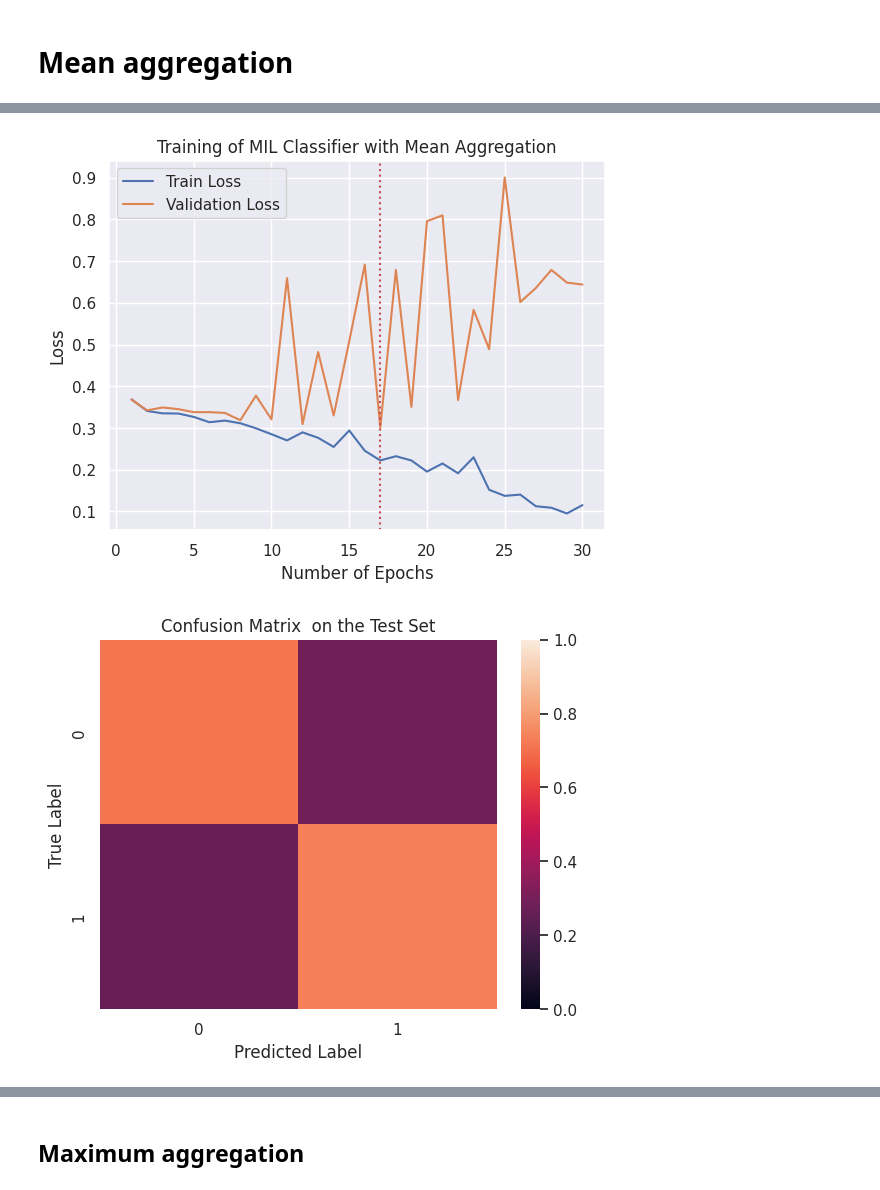
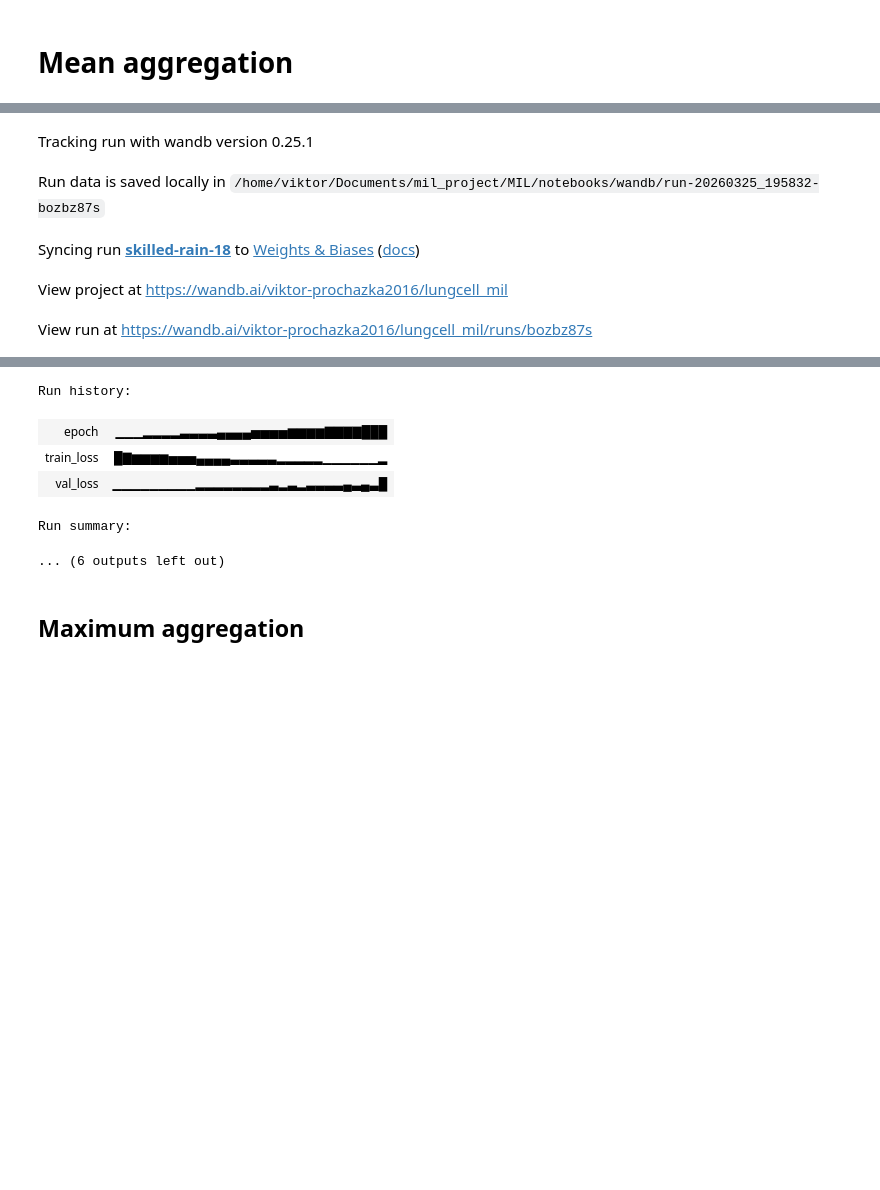
Before and after one commit to ProViktor/lungcell_mil, a Jupyter notebook: notebooks/torch_playground.ipynb, the cells around one changed output, grey strips where cells are left out. Cells and saved outputs as stored; diff of their text form; code cells hidden in the pictures; blank space fills up the shorter version.

Commit message:
Add wandb logging

```diff
--- a/notebooks/torch_playground.ipynb
+++ b/notebooks/torch_playground.ipynb
@@ -18,7 +19,7 @@ import seaborn as sns
 sns.set_theme()
 # %%
 # Set to True if you want to use original sparse matrix data, False if you want low dimensional embeddings
-use_sparse_data = True
+use_sparse_data = False
 
 
 if use_sparse_data:
@@ -64,10 +65,12 @@ def run_evaluation(encoder: nn.Module, aggregator: nn.Module, lr: float, decay:
         ax=ax,
         plot_title=plot_title,
         sparse=use_sparse_data,
+        save_weights=True,
     )
 
     path = path_prefix + f"{best_epoch}.torch"
     model = torch.load(path, weights_only=False)
+    print(model.get_details())
     evaluate_accuracy(model=model, dataset=test_set, bag_key = BAG_KEY, mode = 'Test')
 # %% [markdown]
 # Mean aggregation
@@ -75,21 +78,23 @@ def run_evaluation(encoder: nn.Module, aggregator: nn.Module, lr: float, decay:
 run_params = {}
 if use_sparse_data:
     run_params = {
+        "aggregator": "MeanAggergation",
         "n_hidden": 3,
         "hidden_size": 10,
+        "encoding_size": 10,
+        "seed": 37,
         "lr": 10**-2,
         "decay": 10**-2,
-        "encoding_size": 10,
-        "seed": 37,
     }
 else:
     run_params = {
-    "n_hidden": 1,
-    "hidden_size": 30,
-    "lr": 10**-2,
-    "decay": 10**-1.7005985187830885,
-    "seed": 27,
-    "encoding_size": 30,
+        "aggregator": "MeanAggergation",
+        "n_hidden": 1,
+        "hidden_size": 30,
+        "seed": 27,
+        "encoding_size": 30,
+        "lr": 10**-2,
+        "decay": 10**-1.7005985187830885,
     }
 
 set_seed(run_params["seed"])
@@ -99,7 +104,7 @@ encoder = MLP_encoder(
     output_size=run_params["encoding_size"],
     input_size=INPUT_SIZE
 )
-aggregator = MeanAggergation(post_process=True, encoding_size=run_params["encoding_size"])
+aggregator = getattr(models, run_params["aggregator"])(encoding_size=run_params["encoding_size"])
 
 run_evaluation(
     encoder,
@@ -130,2 +119,0 @@ Recall: 72.38%
-[figure, removed]
-[figure, removed]
@@ -131,0 +121,5 @@ Recall: 72.38%
+Tracking run with wandb version 0.25.1
+Run data is saved locally in /home/viktor/Documents/mil_project/MIL/notebooks/wandb/run-20260325_195832-bozbz87s
+Syncing run skilled-rain-18 to Weights & Biases (docs)
+View project at https://wandb.ai/viktor-prochazka2016/lungcell_mil
+View run at https://wandb.ai/viktor-prochazka2016/lungcell_mil/runs/bozbz87s
@@ -132,3 +128,9 @@ Recall: 72.38%
+Run history:
+| epoch | ▁▁▁▂▂▂▂▃▃▃▃▄▄▄▄▅▅▅▅▆▆▆▆▇▇▇▇███ |
+| train_loss | █▇▆▆▆▆▅▅▅▄▄▄▄▃▃▃▃▃▂▂▂▂▂▁▁▁▁▁▁▂ |
+| val_loss | ▁▁▁▁▁▁▁▁▁▂▂▂▂▂▂▂▂▃▂▃▂▃▃▃▃▄▃▄▃█ |
+Run summary:
+... (6 outputs left out)
 # %% [markdown]
 ## Maximum aggregation
 # %%
```
Also changed, not shown: parts of 5 cells of this notebook, 14 other files.
